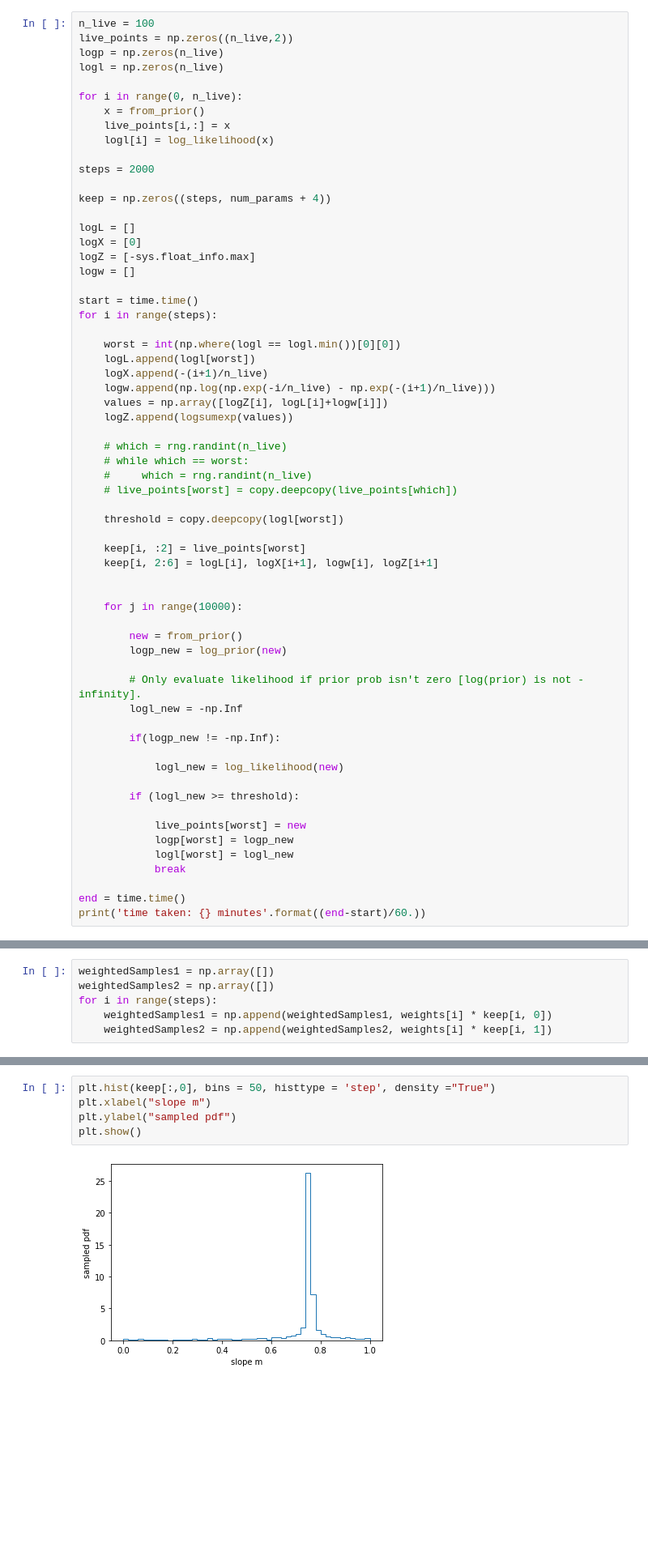
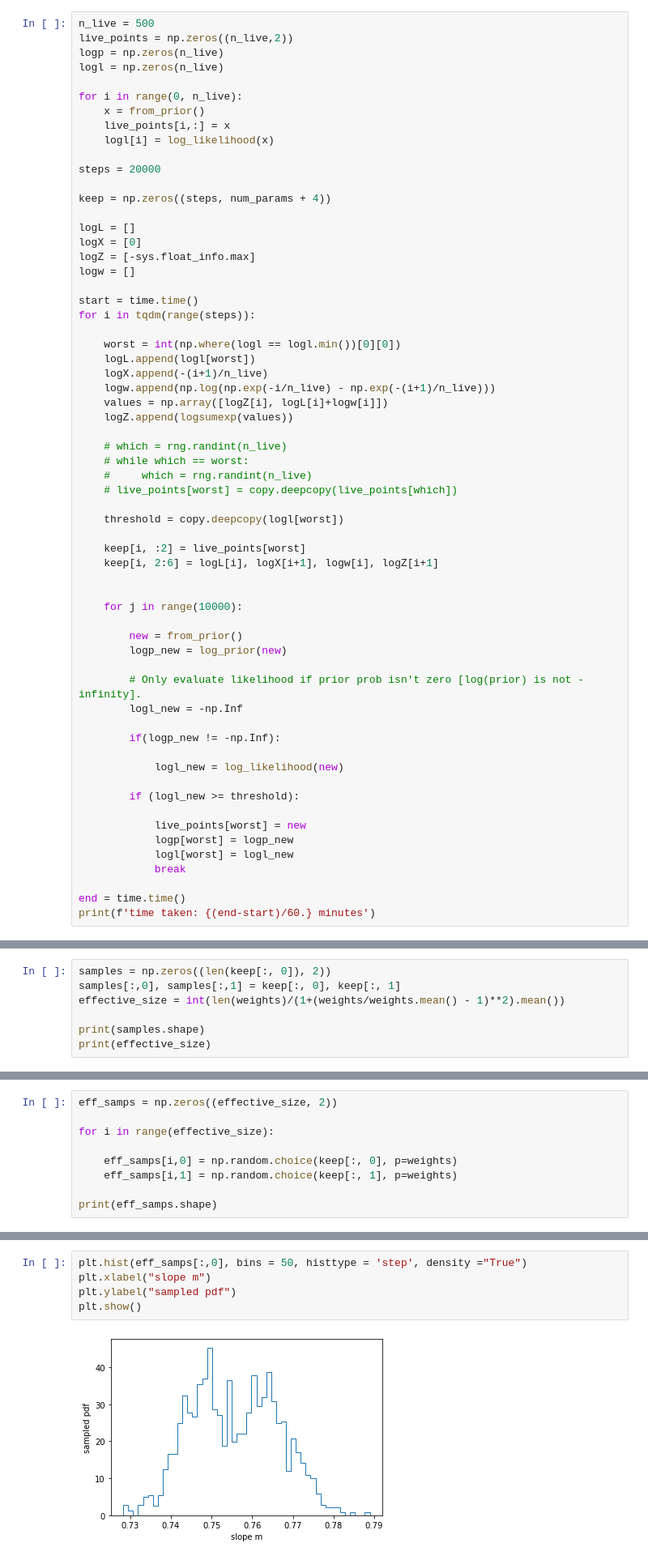
Before and after one commit to abhishek-sharma9/NestedSampling, a Jupyter notebook: nested_sampling.ipynb, the cells around one changed output, grey strips where cells are left out. Shown: that part at 81% size. Cells and saved outputs as stored; diff of their text form; blank space fills up the shorter version.

```diff
--- a/nested_sampling.ipynb
+++ b/nested_sampling.ipynb
@@ -53,7 +56,7 @@ def logsumexp(values):
 
     return result
 # %%
-n_live = 100
+n_live = 500
 live_points = np.zeros((n_live,2))
 logp = np.zeros(n_live)
 logl = np.zeros(n_live)
@@ -63,7 +66,7 @@ for i in range(0, n_live):
     live_points[i,:] = x
     logl[i] = log_likelihood(x)
 
-steps = 2000
+steps = 20000
 
 keep = np.zeros((steps, num_params + 4))
 
@@ -73,7 +76,7 @@ logZ = [-sys.float_info.max]
 logw = []
 
 start = time.time()
-for i in range(steps):
+for i in tqdm(range(steps)):
 
     worst = int(np.where(logl == logl.min())[0][0])
     logL.append(logl[worst])
@@ -113,5 +116,5 @@ for i in range(steps):
             break
 
 end = time.time()
-print('time taken: {} minutes'.format((end-start)/60.))
+print(f'time taken: {(end-start)/60.} minutes')
 # %% [output]
@@ -182,6 +188,0 @@ plt.show()
-# %%
-weightedSamples1 = np.array([])
-weightedSamples2 = np.array([])
-for i in range(steps):
-    weightedSamples1 = np.append(weightedSamples1, weights[i] * keep[i, 0])
-    weightedSamples2 = np.append(weightedSamples2, weights[i] * keep[i, 1])
@@ -191,0 +193,7 @@ weightedSamples1.shape
+# %%
+samples = np.zeros((len(keep[:, 0]), 2))
+samples[:,0], samples[:,1] = keep[:, 0], keep[:, 1]
+effective_size = int(len(weights)/(1+(weights/weights.mean() - 1)**2).mean())
+
+print(samples.shape)
+print(effective_size)
@@ -191,0 +205,9 @@ weightedSamples1.shape
+# %%
+eff_samps = np.zeros((effective_size, 2))
+
+for i in range(effective_size):
+
+    eff_samps[i,0] = np.random.choice(keep[:, 0], p=weights)
+    eff_samps[i,1] = np.random.choice(keep[:, 1], p=weights)
+
+print(eff_samps.shape)
@@ -192,8 +216,8 @@ weightedSamples1.shape
 # %%
-plt.hist(keep[:,0], bins = 50, histtype = 'step', density ="True")
+plt.hist(eff_samps[:,0], bins = 50, histtype = 'step', density ="True")
 plt.xlabel("slope m")
 plt.ylabel("sampled pdf")
 plt.show()
 # %% [output]
-[figure, old version]
+[figure, new version]
 # %%
```
Also changed, not shown: parts of 21 cells of this notebook, 2 other files.
